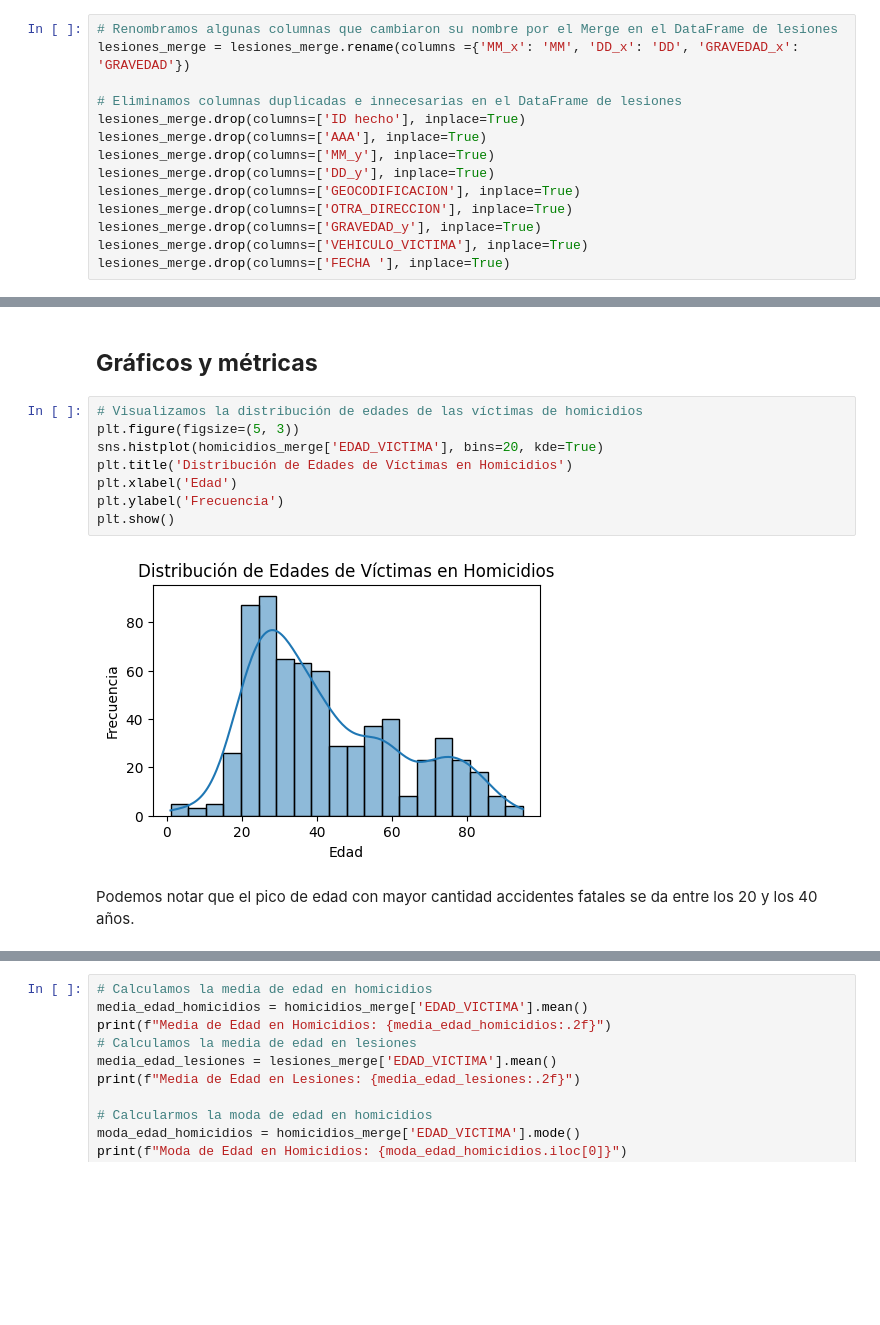
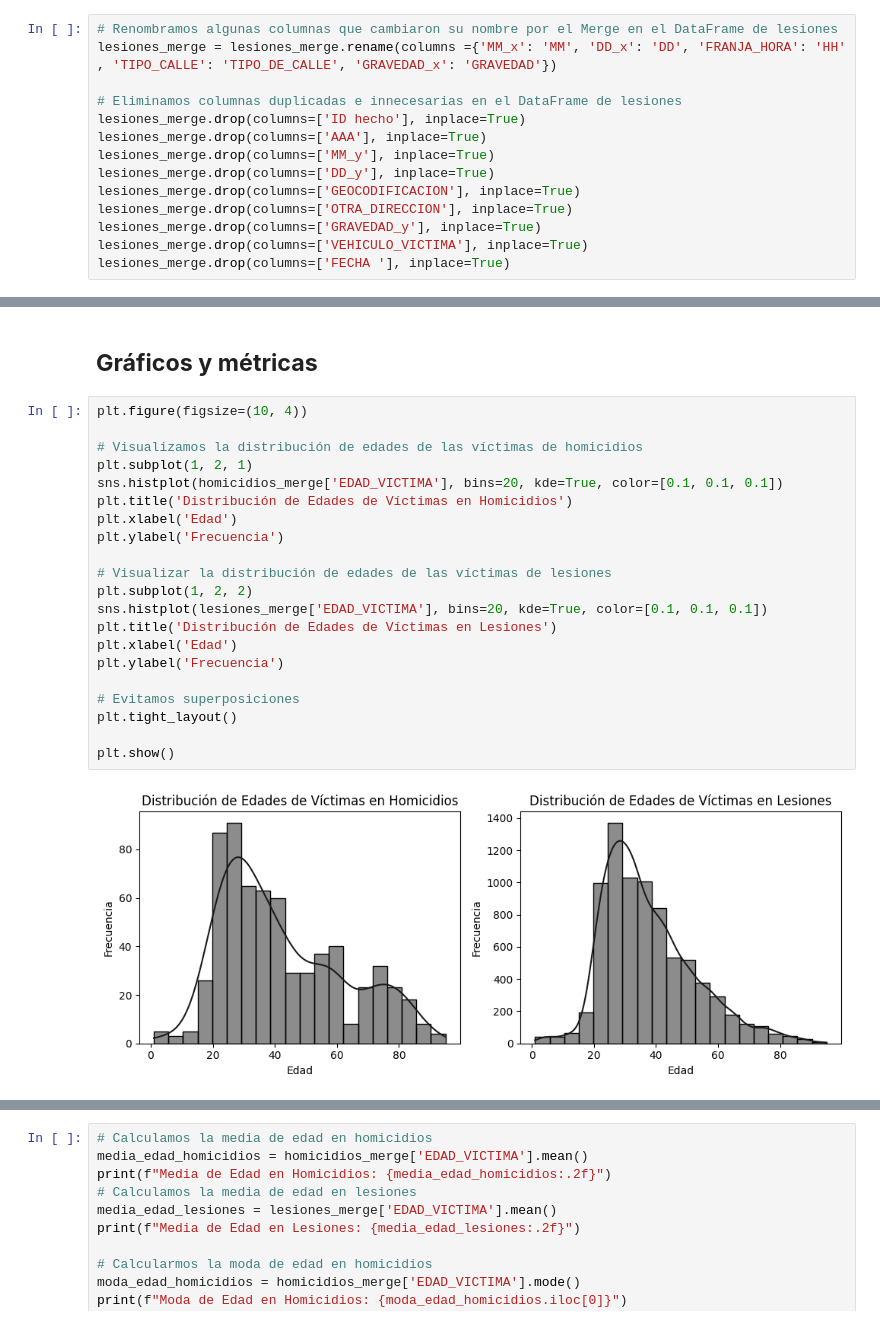
Before and after one commit to torcivita/PI-Siniestros-Viales, a Jupyter notebook: ETL + EDA.ipynb, the cells around one changed output, grey strips where cells are left out. Cells and saved outputs as stored; diff of their text form; blank space fills up the shorter version.

```diff
--- a/ETL + EDA.ipynb
+++ b/ETL + EDA.ipynb
@@ -585,7 +600,7 @@ homicidios_merge.drop(columns=['DD_y'], inplace=True)
 homicidios_merge.drop(columns=['VICTIMA_y'], inplace=True)
 # %%
 # Renombramos algunas columnas que cambiaron su nombre por el Merge en el DataFrame de lesiones
-lesiones_merge = lesiones_merge.rename(columns ={'MM_x': 'MM', 'DD_x': 'DD', 'GRAVEDAD_x': 'GRAVEDAD'})
+lesiones_merge = lesiones_merge.rename(columns ={'MM_x': 'MM', 'DD_x': 'DD', 'FRANJA_HORA': 'HH' , 'TIPO_CALLE': 'TIPO_DE_CALLE', 'GRAVEDAD_x': 'GRAVEDAD'})
 
 # Eliminamos columnas duplicadas e innecesarias en el DataFrame de lesiones
 lesiones_merge.drop(columns=['ID hecho'], inplace=True)
@@ -702,14 +742,25 @@ Las filas repetidas corresponden a accidentes con más de una víctima y, ademá
 # %% [markdown]
 ## **Gráficos y métricas**
 # %%
+plt.figure(figsize=(10, 4))
+
 # Visualizamos la distribución de edades de las víctimas de homicidios
-plt.figure(figsize=(5, 3))
-sns.histplot(homicidios_merge['EDAD_VICTIMA'], bins=20, kde=True)
+plt.subplot(1, 2, 1)
+sns.histplot(homicidios_merge['EDAD_VICTIMA'], bins=20, kde=True, color=[0.1, 0.1, 0.1])
 plt.title('Distribución de Edades de Víctimas en Homicidios')
 plt.xlabel('Edad')
 plt.ylabel('Frecuencia')
+
+# Visualizar la distribución de edades de las víctimas de lesiones
+plt.subplot(1, 2, 2)
+sns.histplot(lesiones_merge['EDAD_VICTIMA'], bins=20, kde=True, color=[0.1, 0.1, 0.1])
+plt.title('Distribución de Edades de Víctimas en Lesiones')
+plt.xlabel('Edad')
+plt.ylabel('Frecuencia')
+
+# Evitamos superposiciones
+plt.tight_layout()
+
 plt.show()
 # %% [output]
-[figure, old version]
+[figure, new version]
-# %% [markdown]
-Podemos notar que el pico de edad con mayor cantidad accidentes fatales se da entre los 20 y los 40 años.
```
Also changed, not shown: parts of 30 cells of this notebook, 5 other files.
